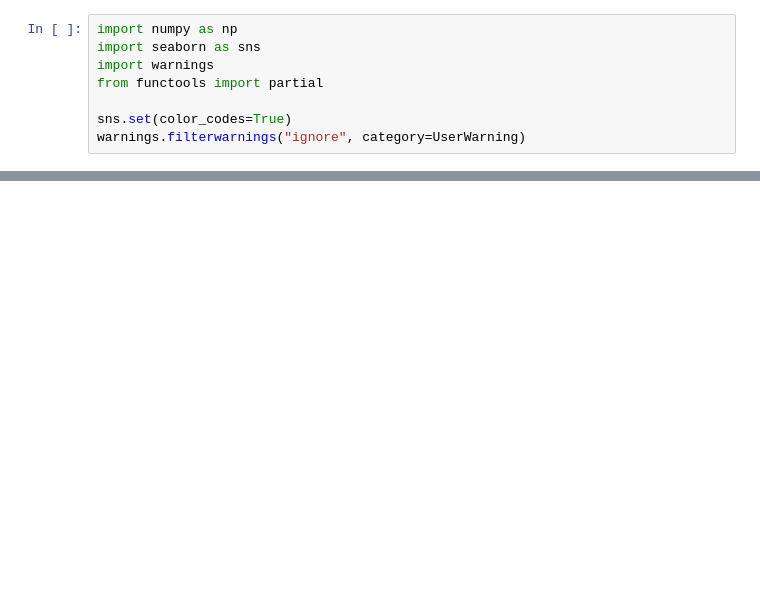
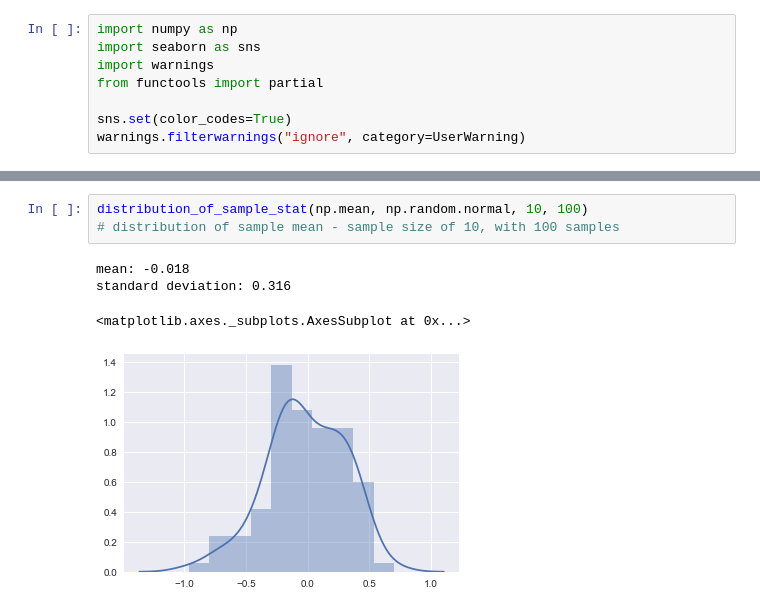
Before and after one commit to mikeyford/stats-experiments, a Jupyter notebook: sampling_distributions.ipynb, the cells around one changed output, grey strips where cells are left out. Cells and saved outputs as stored; diff of their text form; blank space fills up the shorter version.

```diff
--- a/sampling_distributions.ipynb
+++ b/sampling_distributions.ipynb
@@ -16,0 +23,8 @@ def distribution_of_sample_stat(stat, population_dist, sample_size, samples):
+# %%
+distribution_of_sample_stat(np.mean, np.random.normal, 10, 100)
+# distribution of sample mean - sample size of 10, with 100 samples
+# %% [output]
+mean: -0.018
+standard deviation: 0.316
+<matplotlib.axes._subplots.AxesSubplot at 0x...>
+[figure, added]
```
Also changed, not shown: parts of 14 cells of this notebook.
